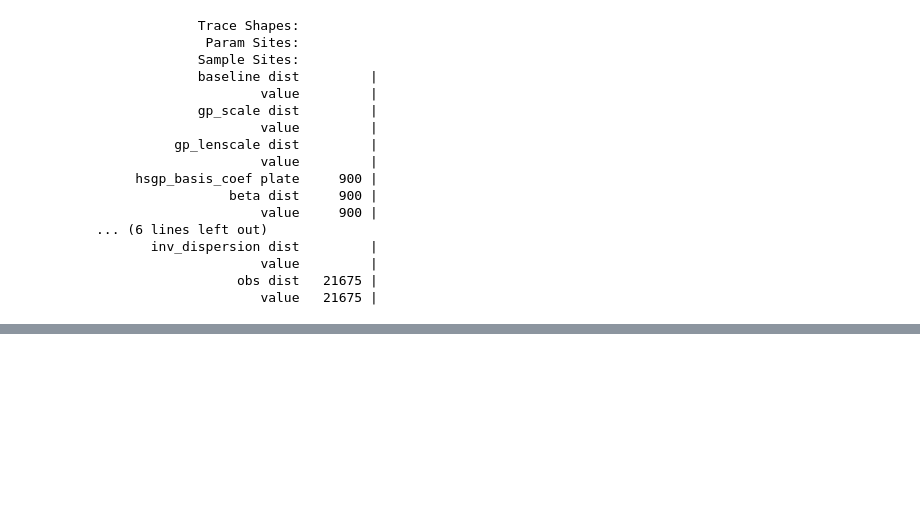
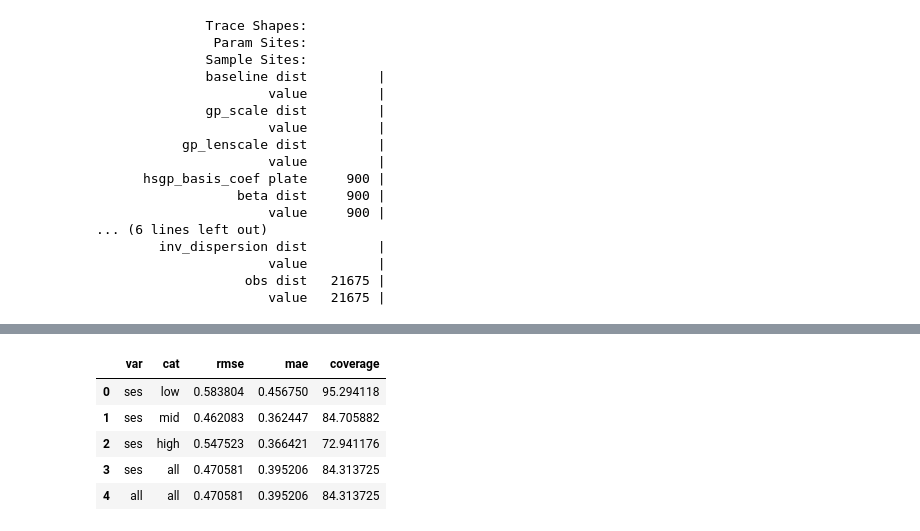
Before and after one commit to ShozenD/cntmosaic, a Jupyter notebook: notebooks/simulation_study_ses.ipynb, the cells around one changed output, grey strips where cells are left out. Cells and saved outputs as stored; diff of their text form; code cells hidden in the pictures; blank space fills up the shorter version.

```diff
--- a/notebooks/simulation_study_ses.ipynb
+++ b/notebooks/simulation_study_ses.ipynb
@@ -164,0 +167,9 @@ plot_cint_marginal(ax, mcint_high, color='blue')
+# %%
+evaluator.evaluate_mcint()
+# %% [output]
+|  | var | cat | rmse | mae | coverage |
+| 0 | ses | low | 0.583804 | 0.456750 | 95.294118 |
+| 1 | ses | mid | 0.462083 | 0.362447 | 84.705882 |
+| 2 | ses | high | 0.547523 | 0.366421 | 72.941176 |
+| 3 | ses | all | 0.470581 | 0.395206 | 84.313725 |
+| 4 | all | all | 0.470581 | 0.395206 | 84.313725 |
```
Also changed, not shown: parts of 20 cells of this notebook, 1 other file.
